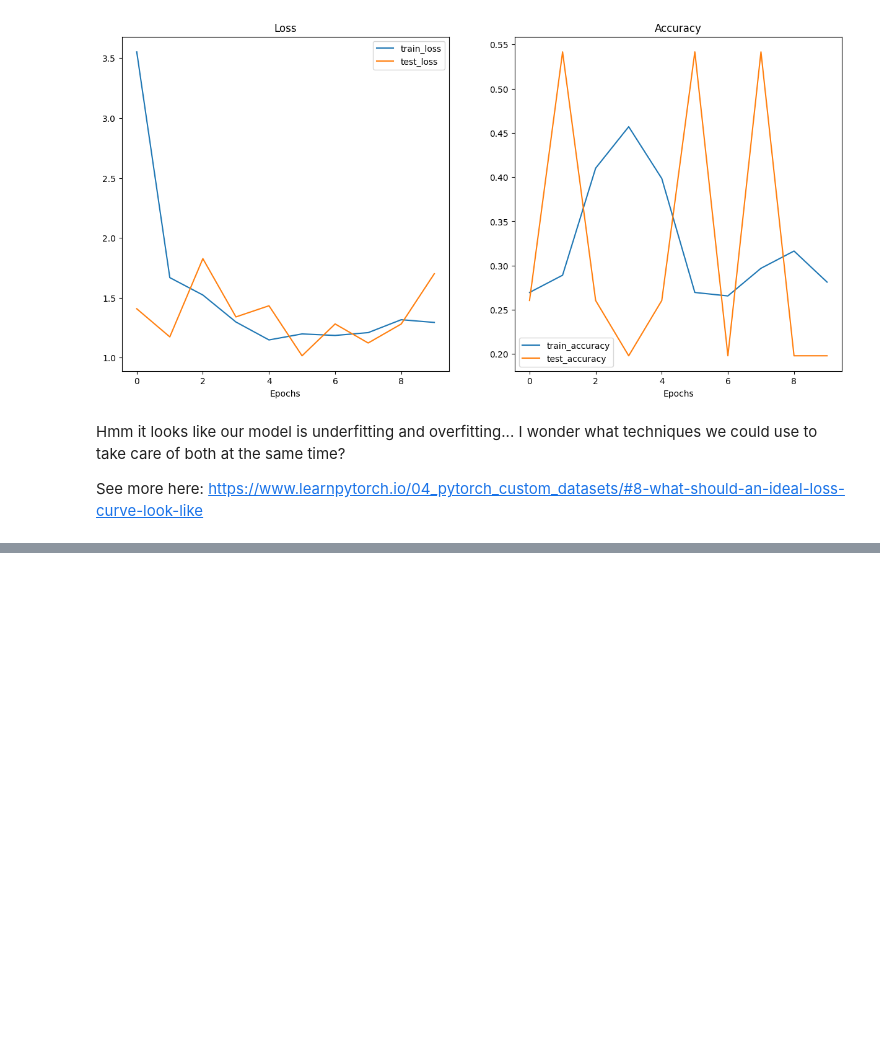
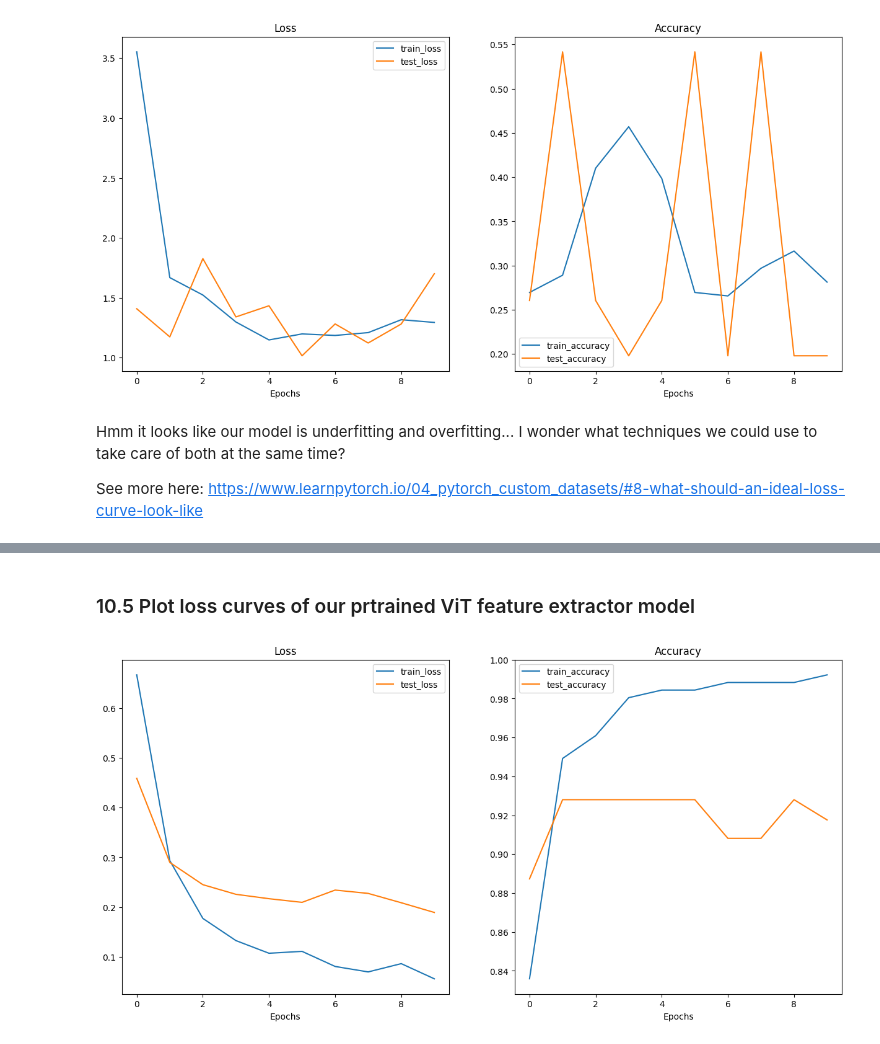
Before and after one commit to mchojna/pytorch-course, a Jupyter notebook: 08_pytorch_paper_replicating/08_pytorch_paper_replicating.ipynb, the cells around one changed output, grey strips where cells are left out. Cells and saved outputs as stored; diff of their text form; code cells hidden in the pictures; blank space fills up the shorter version.

```diff
--- a/08_pytorch_paper_replicating/08_pytorch_paper_replicating.ipynb
+++ b/08_pytorch_paper_replicating/08_pytorch_paper_replicating.ipynb
@@ -1330,0 +1400,6 @@ See more here: https://www.learnpytorch.io/04_pytorch_custom_datasets/#8-what-sh
+# %%
+# Update classifier head
+pretrained_vit.heads = nn.Linear(
+    in_features=768,
+    out_features=len(class_names),
+).to(device)
@@ -1330,0 +1435,4 @@ See more here: https://www.learnpytorch.io/04_pytorch_custom_datasets/#8-what-sh
+# %%
+# Get automatic transforms from pretrained ViT weights
+vit_transforms = pretrained_vit_weights.transforms()
+vit_transforms
@@ -1330,0 +1447,9 @@ See more here: https://www.learnpytorch.io/04_pytorch_custom_datasets/#8-what-sh
+# %%
+# Setup dataloaders
+train_dataloader_pretrained, test_dataloader_pretrained, _ = setup_data.create_dataloaders(train_dir=train_dir,
+                                                                                           test_dir=test_dir,
+                                                                                            transform=vit_transforms,
+                                                                                            batch_size=BATCH_SIZE, # could set a higher batch size because using a pretrained model
+                                                                                            num_workers=1)
+
+len(train_dataloader_pretrained), len(test_dataloader_pretrained)
@@ -1330,0 +1464,16 @@ See more here: https://www.learnpytorch.io/04_pytorch_custom_datasets/#8-what-sh
+# %%
+# Create optimizer and loss function
+optimizer = torch.optim.Adam(params=pretrained_vit.parameters(),
+                             lr=1e-3)
+
+loss_fn = torch.nn.CrossEntropyLoss()
+
+# Train classifier head of pretrained ViT
+torch.manual_seed(42)
+pretrained_vit_results = engine.train(model=pretrained_vit,
+                                      train_dataloader=train_dataloader_pretrained,
+                                      test_dataloader=test_dataloader_pretrained,
+                                      optimizer=optimizer,
+                                      loss_fn=loss_fn,
+                                      epochs=10,
+                                      device="cpu")
@@ -1330,0 +1491,9 @@ See more here: https://www.learnpytorch.io/04_pytorch_custom_datasets/#8-what-sh
+# %% [markdown]
+### 10.5 Plot loss curves of our prtrained ViT feature extractor model
+# %%
+from src import helper_functions
+
+
+helper_functions.plot_loss_curves(pretrained_vit_results)
+# %% [output]
+[figure, added]
```
Also changed, not shown: parts of 37 cells of this notebook, 2 other files.
